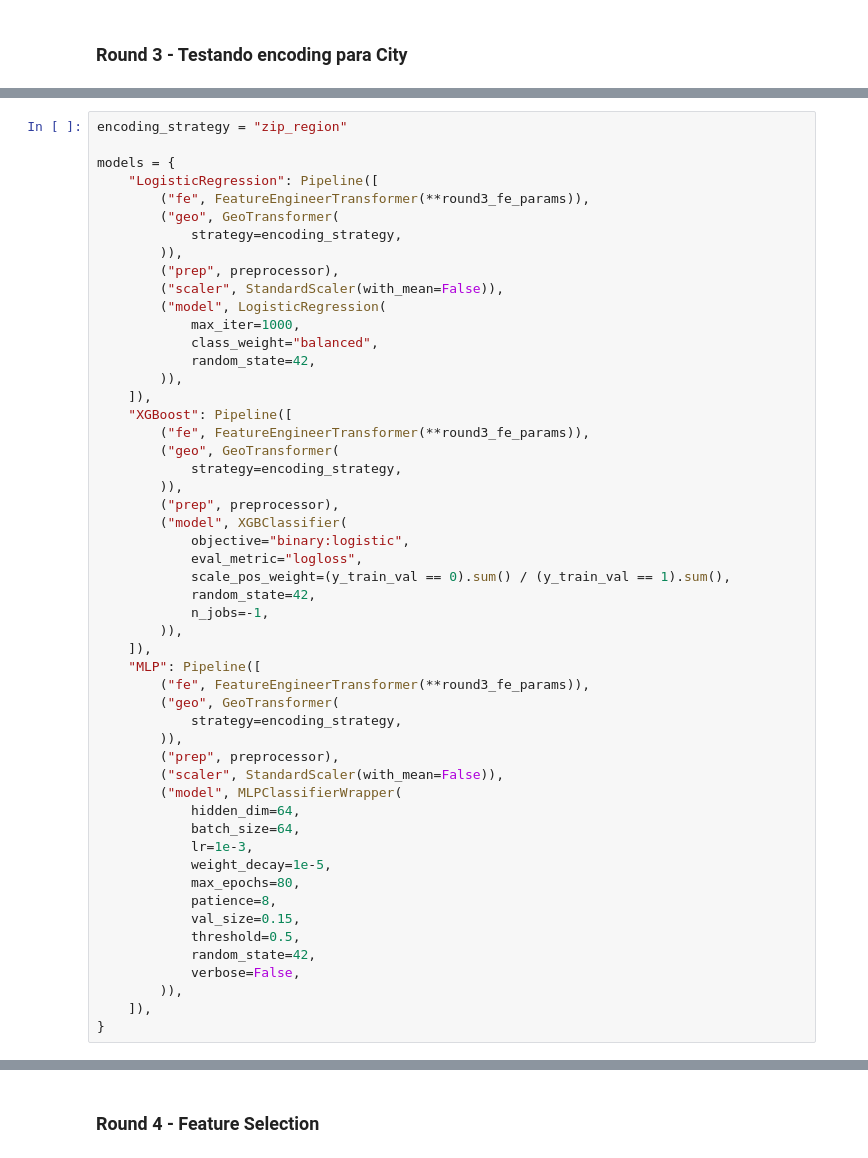
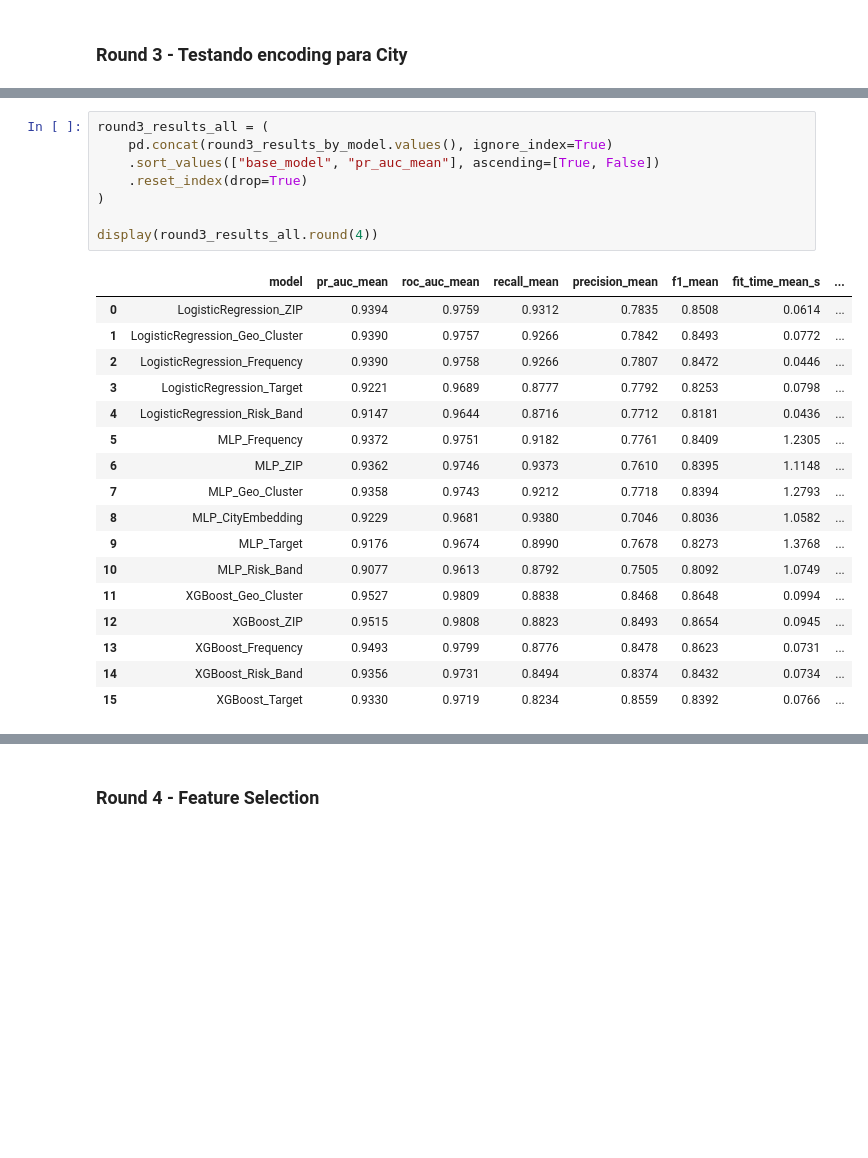
Before and after one commit to devjaynemorais/mle-f1-tech-challenge, a Jupyter notebook: notebooks/02_experimentation.ipynb, the cells around one changed output, grey strips where cells are left out. Cells and saved outputs as stored; diff of their text form; blank space fills up the shorter version.

```diff
--- a/notebooks/02_experimentation.ipynb
+++ b/notebooks/02_experimentation.ipynb
@@ -1201,52 +998,26 @@ ZIP Region Encoding
 # %%
-encoding_strategy = "zip_region"
+round3_results_all = (
+    pd.concat(round3_results_by_model.values(), ignore_index=True)
+    .sort_values(["base_model", "pr_auc_mean"], ascending=[True, False])
+    .reset_index(drop=True)
+)
 
-models = {
-    "LogisticRegression": Pipeline([
-        ("fe", FeatureEngineerTransformer(**round3_fe_params)),
-        ("geo", GeoTransformer(
-            strategy=encoding_strategy,
-        )),
-        ("prep", preprocessor),
-        ("scaler", StandardScaler(with_mean=False)),
-        ("model", LogisticRegression(
-            max_iter=1000,
-            class_weight="balanced",
-            random_state=42,
-        )),
-    ]),
-    "XGBoost": Pipeline([
-        ("fe", FeatureEngineerTransformer(**round3_fe_params)),
-        ("geo", GeoTransformer(
-            strategy=encoding_strategy,
-        )),
-        ("prep", preprocessor),
-        ("model", XGBClassifier(
-            objective="binary:logistic",
-            eval_metric="logloss",
-            scale_pos_weight=(y_train_val == 0).sum() / (y_train_val == 1).sum(),
-            random_state=42,
-            n_jobs=-1,
-        )),
-    ]),
-    "MLP": Pipeline([
-        ("fe", FeatureEngineerTransformer(**round3_fe_params)),
-        ("geo", GeoTransformer(
-            strategy=encoding_strategy,
-        )),
-        ("prep", preprocessor),
-        ("scaler", StandardScaler(with_mean=False)),
-        ("model", MLPClassifierWrapper(
-            hidden_dim=64,
-            batch_size=64,
-            lr=1e-3,
-            weight_decay=1e-5,
-            max_epochs=80,
-            patience=8,
-            val_size=0.15,
-            threshold=0.5,
-            random_state=42,
-            verbose=False,
-        )),
-    ]),
-}
+display(round3_results_all.round(4))
+# %% [output]
+|  | model | pr_auc_mean | roc_auc_mean | recall_mean | precision_mean | f1_mean | fit_time_mean_s | ... |
+| 0 | LogisticRegression_ZIP | 0.9394 | 0.9759 | 0.9312 | 0.7835 | 0.8508 | 0.0614 | ... |
+| 1 | LogisticRegression_Geo_Cluster | 0.9390 | 0.9757 | 0.9266 | 0.7842 | 0.8493 | 0.0772 | ... |
+| 2 | LogisticRegression_Frequency | 0.9390 | 0.9758 | 0.9266 | 0.7807 | 0.8472 | 0.0446 | ... |
+| 3 | LogisticRegression_Target | 0.9221 | 0.9689 | 0.8777 | 0.7792 | 0.8253 | 0.0798 | ... |
+| 4 | LogisticRegression_Risk_Band | 0.9147 | 0.9644 | 0.8716 | 0.7712 | 0.8181 | 0.0436 | ... |
+| 5 | MLP_Frequency | 0.9372 | 0.9751 | 0.9182 | 0.7761 | 0.8409 | 1.2305 | ... |
+| 6 | MLP_ZIP | 0.9362 | 0.9746 | 0.9373 | 0.7610 | 0.8395 | 1.1148 | ... |
+| 7 | MLP_Geo_Cluster | 0.9358 | 0.9743 | 0.9212 | 0.7718 | 0.8394 | 1.2793 | ... |
+| 8 | MLP_CityEmbedding | 0.9229 | 0.9681 | 0.9380 | 0.7046 | 0.8036 | 1.0582 | ... |
+| 9 | MLP_Target | 0.9176 | 0.9674 | 0.8990 | 0.7678 | 0.8273 | 1.3768 | ... |
+| 10 | MLP_Risk_Band | 0.9077 | 0.9613 | 0.8792 | 0.7505 | 0.8092 | 1.0749 | ... |
+| 11 | XGBoost_Geo_Cluster | 0.9527 | 0.9809 | 0.8838 | 0.8468 | 0.8648 | 0.0994 | ... |
+| 12 | XGBoost_ZIP | 0.9515 | 0.9808 | 0.8823 | 0.8493 | 0.8654 | 0.0945 | ... |
+| 13 | XGBoost_Frequency | 0.9493 | 0.9799 | 0.8776 | 0.8478 | 0.8623 | 0.0731 | ... |
+| 14 | XGBoost_Risk_Band | 0.9356 | 0.9731 | 0.8494 | 0.8374 | 0.8432 | 0.0734 | ... |
+| 15 | XGBoost_Target | 0.9330 | 0.9719 | 0.8234 | 0.8559 | 0.8392 | 0.0766 | ... |
```
Also changed, not shown: parts of 53 cells of this notebook, 1 other file.
